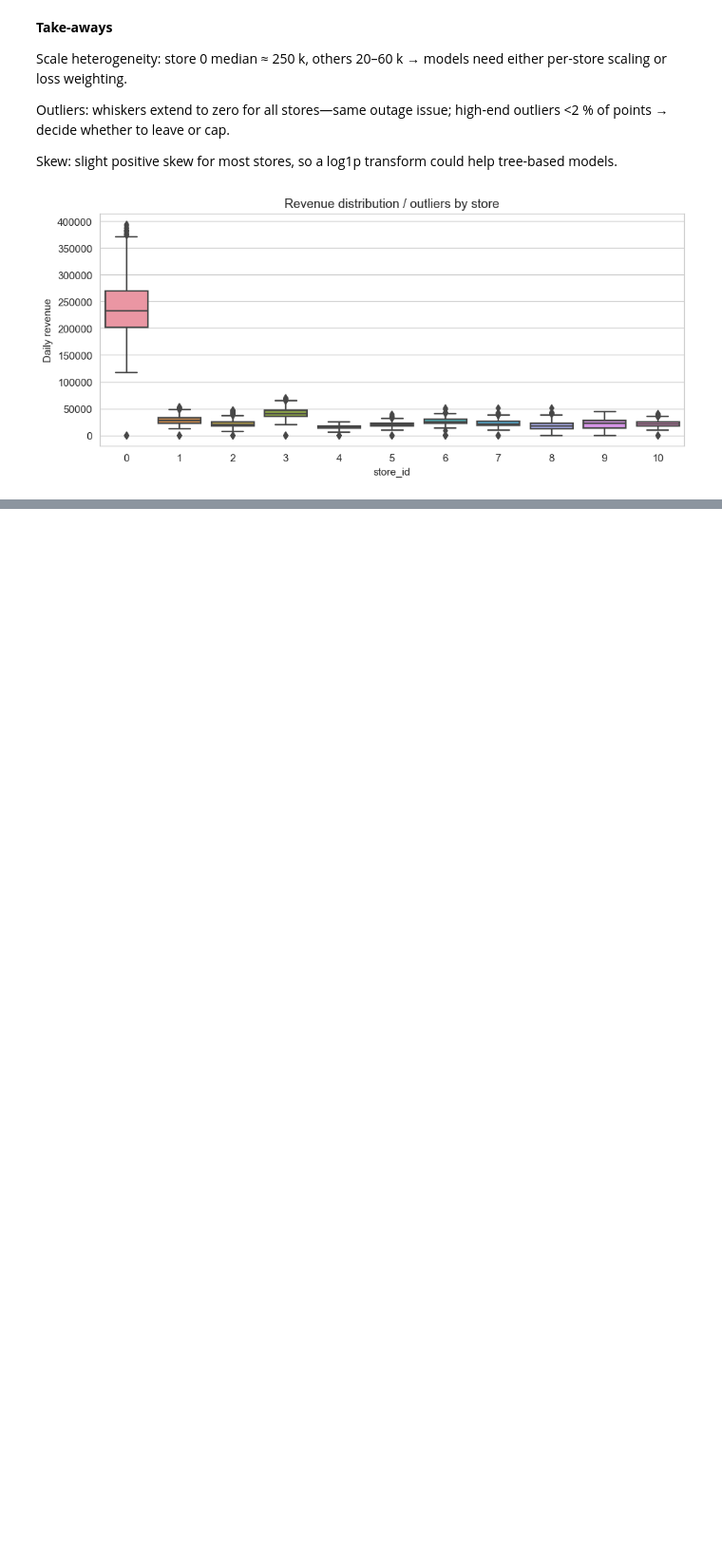
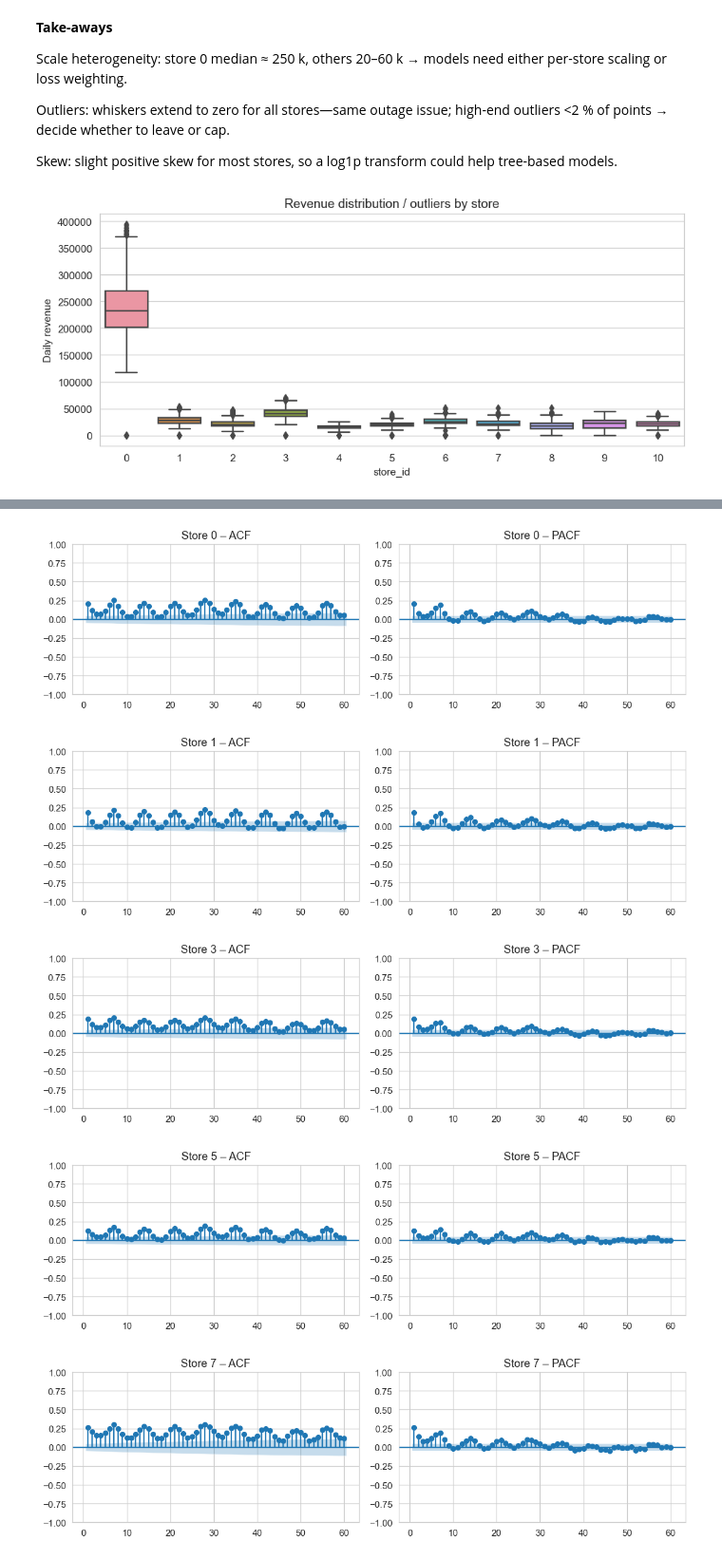
Before and after one commit to yuvala4/ADV_ML_Comp, a Jupyter notebook: Comp_ADV_ML.ipynb, the cells around one changed output, grey strips where cells are left out. Shown at 95% size. Saved outputs shown, nothing was run; the diff lists cells and outputs as text; code cells hidden in the pictures; blank space fills up the shorter version.

```diff
--- a/Comp_ADV_ML.ipynb
+++ b/Comp_ADV_ML.ipynb
@@ -152,0 +240,15 @@ def make_submission(preds, template_path="data/forecast_submission.csv",
+# %%
+# date continuity gaps (checks for missing dates in each store)
+gaps = {}
+for sid, grp in train_df.groupby("store_id"):
+    # focus on the revenue Series only
+    has_gap = (
+        grp.set_index("date")["revenue"]   # <-- pick the column
+           .asfreq("D")
+           .isna()
+           .any()                          # now a single bool
+    )
+    if has_gap:
+        gaps[sid] = grp
+
+print("Stores with gaps:", list(gaps.keys()))
@@ -153,3 +297,7 @@ def make_submission(preds, template_path="data/forecast_submission.csv",
+# %%
+# Leap-year row check
+for sid in full_df.store_id.unique():
+    assert pd.Timestamp('2012-02-29') in full_df.query("store_id==@sid").date.values
 # %% [markdown]
 ### Data exploration
 # %% [markdown]
@@ -394,0 +567,28 @@ plt.show()
+# %%
+def acf_pacf_plots(store_id, lags=60):
+    """Show ACF & PACF on log1p(revenue) for the selected store."""
+    series = (
+        full_df.query("store_id == @store_id")
+               .sort_values("date")             # ensure true time order
+               .set_index("date")["revenue"]    # keep zeros; only real NaNs are dropped
+               .dropna()
+               .pipe(np.log1p)
+    )
+
+    fig, ax = plt.subplots(1, 2, figsize=(10, 3))
+    plot_acf(series,  lags=lags, zero=False, ax=ax[0])
+    plot_pacf(series, lags=lags, zero=False, ax=ax[1])
+    ax[0].set_title(f"Store {store_id} – ACF")
+    ax[1].set_title(f"Store {store_id} – PACF")
+    plt.tight_layout()
+    plt.show()
+
+# run on aggregate + several representative stores
+for sid in [0, 1, 3, 5, 7, 9]:
+    acf_pacf_plots(sid)
+# %% [output]
+[figure, added]
+[figure, added]
+[figure, added]
+[figure, added]
+[figure, added]
```
Also changed, not shown: parts of 37 cells of this notebook, 1 other file.
